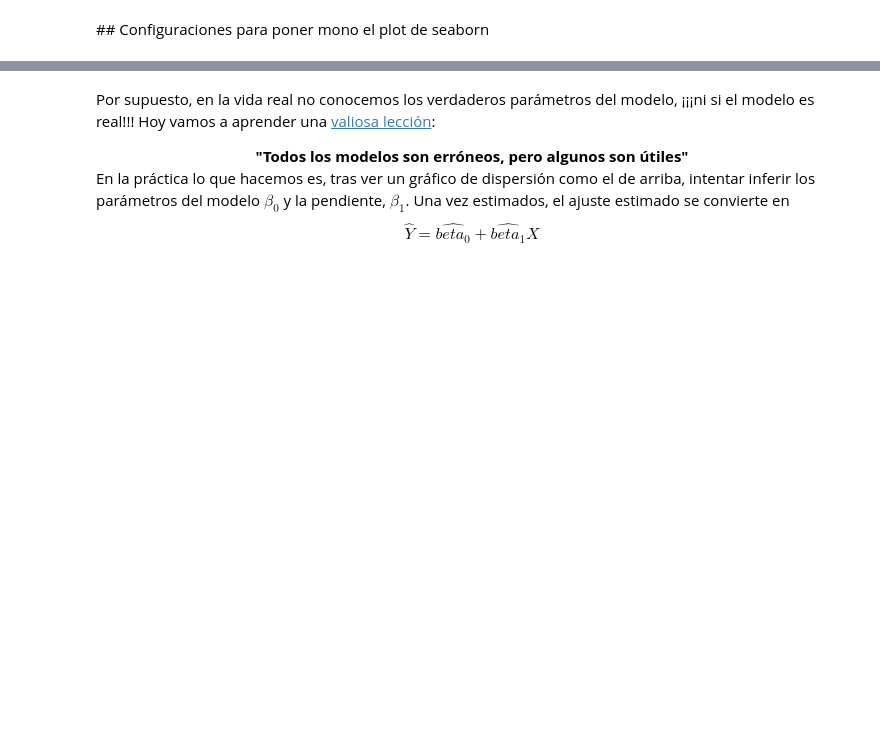
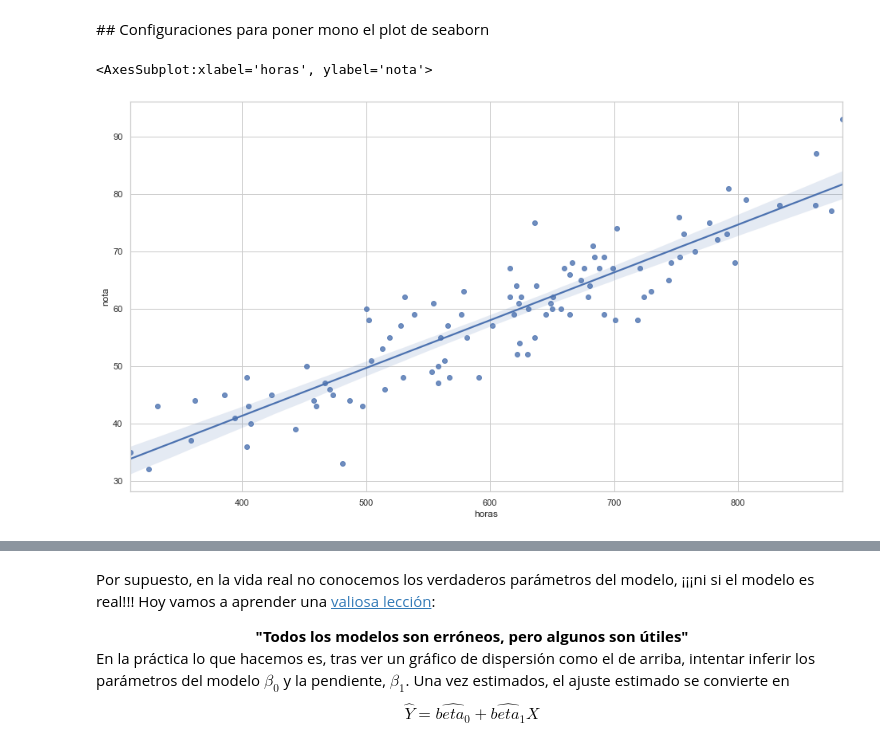
Before and after one commit to Ironhack-Data-Madrid-Mayo-2021/Classroom-Materials, a Jupyter notebook: week_06/03-linear_regression.ipynb, the cells around one changed output, grey strips where cells are left out. Cells and saved outputs as stored; diff of their text form; code cells hidden in the pictures; blank space fills up the shorter version.

```diff
--- a/week_06/03-linear_regression.ipynb
+++ b/week_06/03-linear_regression.ipynb
@@ -56,6 +96,7 @@ El intercepto es el valor de la variable dependiente (Y) cuando la variable inde
 # Del ejemplo visto ayer en clase
 beta_0 = 10
 beta_1 = 0.08
+num_notas = 100
 # %% [markdown]
 Documentación de np.random normal --> https://numpy.org/doc/stable/reference/random/generated/numpy.random.normal.html
 Parámetros :
@@ -64,3 +105,4 @@ Parámetros :
 - Tamaño de la muestra
 # %%
 # Generamos las horas de estudio
+X = np.random.normal(600,150,num_notas)
@@ -67,4 +111,6 @@ Parámetros :
 # %%
 # Generamos las notas
+y = beta_0 + (beta_1 * X) + np.random.normal(loc=0, scale=5, size=num_notas)
 # %%
 # Generamos el dataframe
+data = pd.DataFrame({"horas": X, "nota":y}).round().astype(int)
@@ -75,4 +130,8 @@ sns.set_context('poster')
 sns.set(rc={'figure.figsize': (16., 9.)})
 sns.set_style('whitegrid')
 # %%
-## Pintamos la línea de regresión
+## Pintamos la línea de regresión de los datos que acabamos de generar
+sns.regplot(x="horas", y="nota", data=data)
+# %% [output]
+<AxesSubplot:xlabel='horas', ylabel='nota'>
+[figure, added]
```
Also changed, not shown: parts of 41 cells of this notebook.
